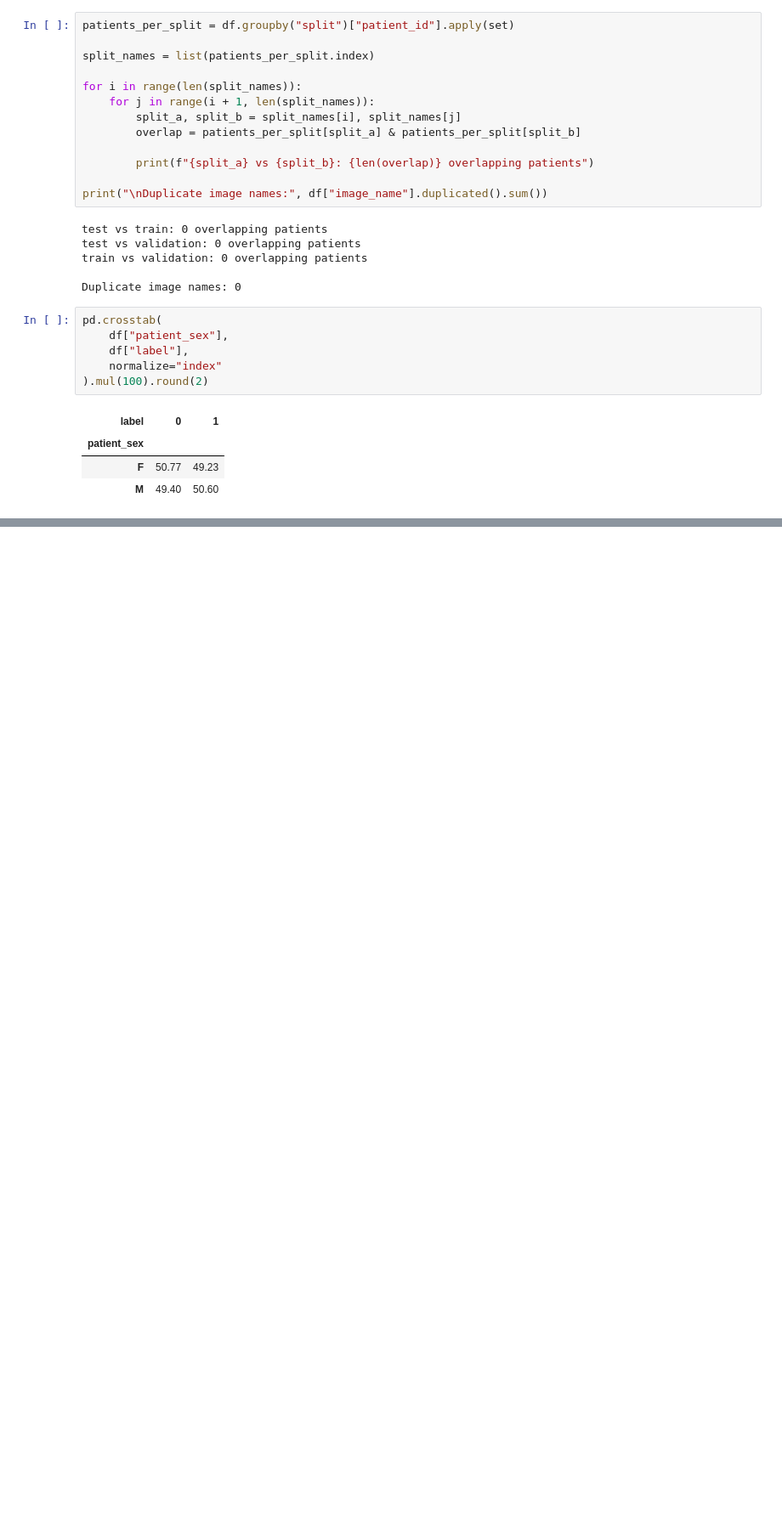
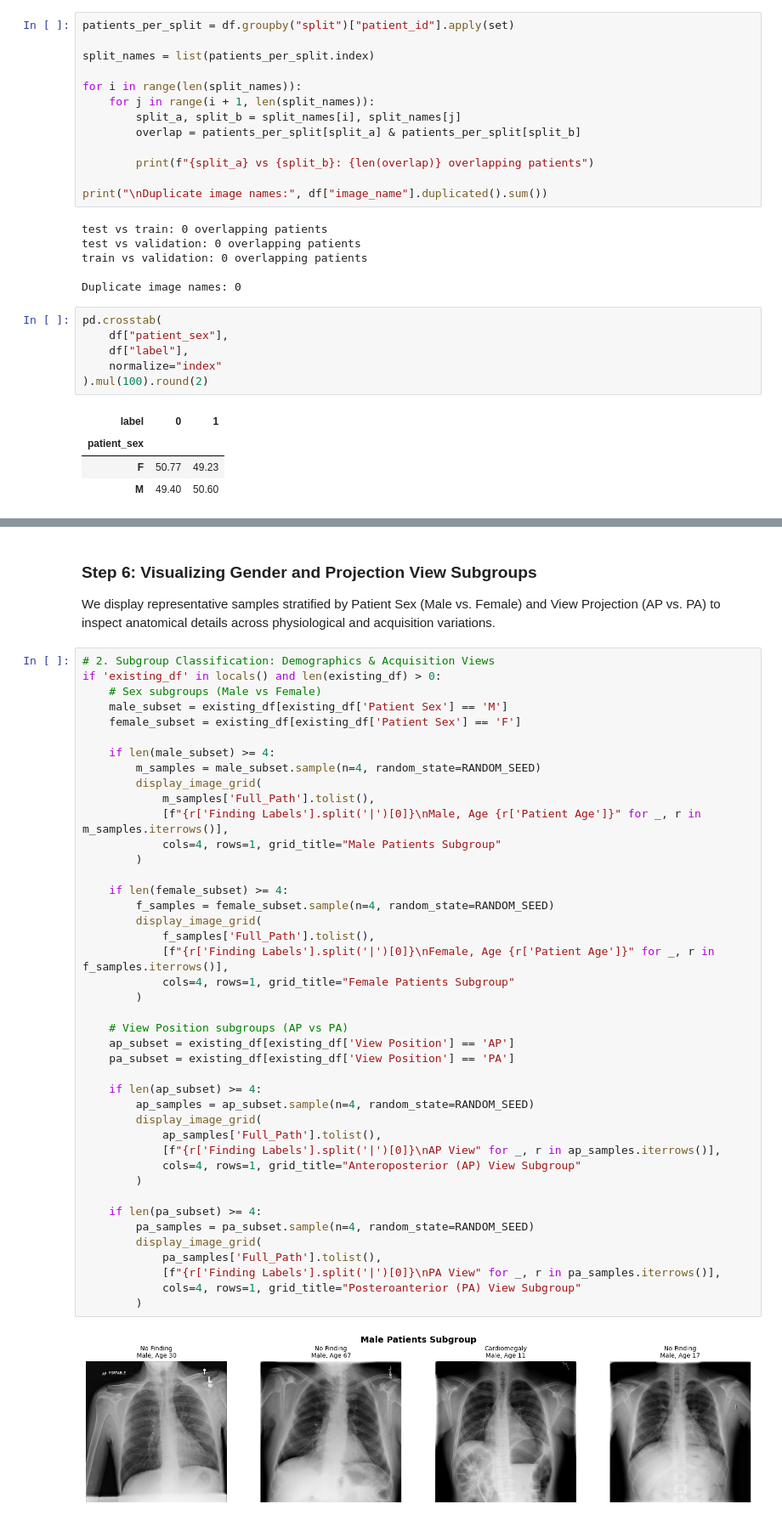
Before and after one commit to tarek0026/Reliable-Chest-X-Ray-AI, a Jupyter notebook: notebooks/02_EDA_20k.ipynb, the cells around one changed output, grey strips where cells are left out. Shown at 85% size. Drawn from its saved outputs; the diff is of its cells as text; blank space fills up the shorter version.

```diff
--- a/notebooks/02_EDA_20k.ipynb
+++ b/notebooks/02_EDA_20k.ipynb
@@ -215,0 +417,47 @@ pd.crosstab(
+# %% [markdown]
+### Step 6: Visualizing Gender and Projection View Subgroups
+We display representative samples stratified by Patient Sex (Male vs. Female) and View Projection (AP vs. PA) to inspect anatomical details across physiological and acquisition variations.
+# %%
+# 2. Subgroup Classification: Demographics & Acquisition Views
+if 'existing_df' in locals() and len(existing_df) > 0:
+    # Sex subgroups (Male vs Female)
+    male_subset = existing_df[existing_df['Patient Sex'] == 'M']
+    female_subset = existing_df[existing_df['Patient Sex'] == 'F']
+
+    if len(male_subset) >= 4:
+        m_samples = male_subset.sample(n=4, random_state=RANDOM_SEED)
+        display_image_grid(
+            m_samples['Full_Path'].tolist(),
+            [f"{r['Finding Labels'].split('|')[0]}\nMale, Age {r['Patient Age']}" for _, r in m_samples.iterrows()],
+            cols=4, rows=1, grid_title="Male Patients Subgroup"
+        )
+
+    if len(female_subset) >= 4:
+        f_samples = female_subset.sample(n=4, random_state=RANDOM_SEED)
+        display_image_grid(
+            f_samples['Full_Path'].tolist(),
+            [f"{r['Finding Labels'].split('|')[0]}\nFemale, Age {r['Patient Age']}" for _, r in f_samples.iterrows()],
+            cols=4, rows=1, grid_title="Female Patients Subgroup"
+        )
+
+    # View Position subgroups (AP vs PA)
+    ap_subset = existing_df[existing_df['View Position'] == 'AP']
+    pa_subset = existing_df[existing_df['View Position'] == 'PA']
+
+    if len(ap_subset) >= 4:
+        ap_samples = ap_subset.sample(n=4, random_state=RANDOM_SEED)
+        display_image_grid(
+            ap_samples['Full_Path'].tolist(),
+            [f"{r['Finding Labels'].split('|')[0]}\nAP View" for _, r in ap_samples.iterrows()],
+            cols=4, rows=1, grid_title="Anteroposterior (AP) View Subgroup"
+        )
+
+    if len(pa_subset) >= 4:
+        pa_samples = pa_subset.sample(n=4, random_state=RANDOM_SEED)
+        display_image_grid(
+            pa_samples['Full_Path'].tolist(),
+            [f"{r['Finding Labels'].split('|')[0]}\nPA View" for _, r in pa_samples.iterrows()],
+            cols=4, rows=1, grid_title="Posteroanterior (PA) View Subgroup"
+        )
+# %% [output]
+[figure, added]
```
Also changed, not shown: parts of 17 cells of this notebook.
